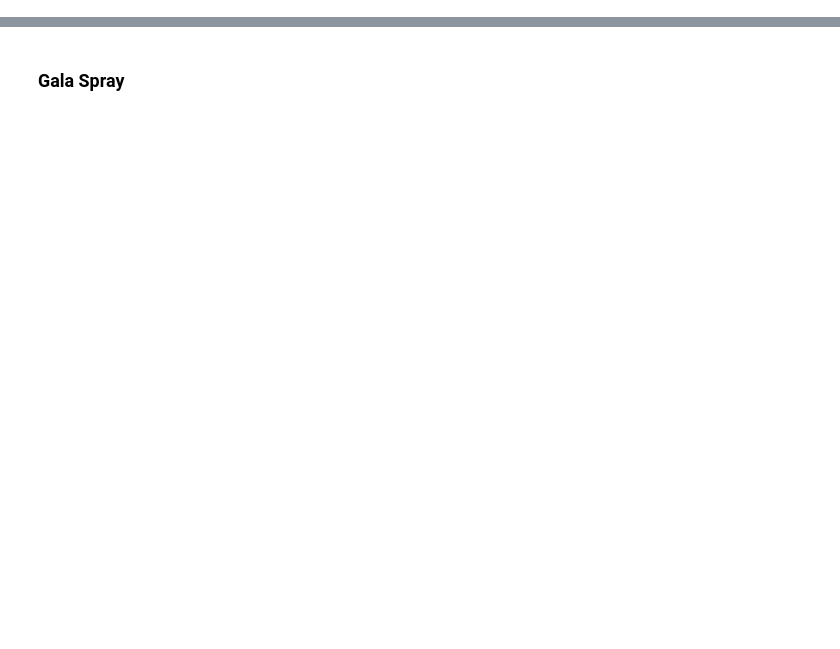
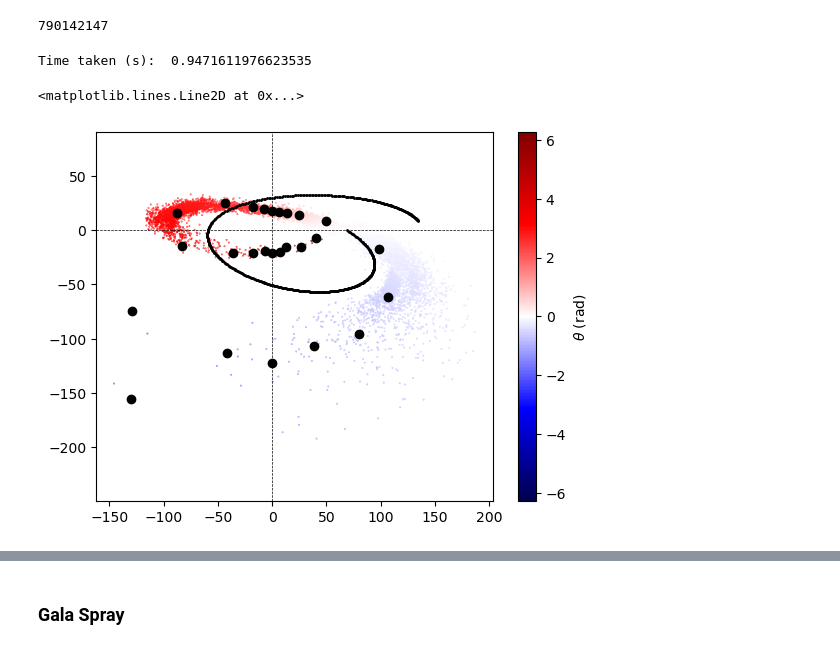
Before and after one commit to David-Chemaly/StreaMAX, a Jupyter notebook: spray_compare.ipynb, the cells around one changed output, grey strips where cells are left out. Cells and saved outputs as stored; diff of their text form; code cells hidden in the pictures; blank space fills up the shorter version.

```diff
--- a/spray_compare.ipynb
+++ b/spray_compare.ipynb
@@ -149,0 +33,38 @@ AttributeError: 'agama.Potential' object has no attribute 'eval'
+# %%
+seed
+# %% [output]
+790142147
+# %%
+seed = np.random.randint(0, 2**30)
+ndim = 14
+rng = np.random.default_rng(seed)
+p = rng.uniform(0, 1, size=ndim)
+logM, Rs, dirx, diry, dirz, logm, rs, x0, z0, vx0, vy0, vz0, time, alpha = prior_transform(p)
+alpha=1.0
+q = get_q(dirx, diry, dirz)
+y0 = 0.0
+params = (logM, Rs, q, dirx, diry, dirz, logm, rs, x0, y0, z0, vx0, vy0, vz0, time, alpha)
+
+# xv_stream_gala = model_stream(np.array(params, dtype=np.float64)[:-1], dt=-40)
+
+start = tt.time()
+theta_stream, xv_stream_spray, theta_prog, xv_prog_spray = generate_stream_spray(params,  111)
+end = tt.time()
+print("Time taken (s): ", end-start)
+
+r_stream = np.sqrt(xv_stream_spray[:, 0]**2 + xv_stream_spray[:, 1]**2)
+count, theta_bin, r_bin, w_bin = get_track(theta_stream, xv_stream_spray[:, 0], xv_stream_spray[:, 1])
+x_bin, y_bin = r_bin * np.cos(theta_bin), r_bin * np.sin(theta_bin)
+
+# plt.scatter(xv_stream_gala[:,0], xv_stream_gala[:,1], s=10)
+plt.scatter(xv_stream_spray[:, 0], xv_stream_spray[:, 1], s=0.1, cmap='seismic', c=theta_stream, vmin=-2*np.pi, vmax=2*np.pi)
+plt.colorbar(label=r'$\theta$ (rad)')
+plt.scatter(xv_prog_spray[:, 0], xv_prog_spray[:, 1], s=1, color='k')
+plt.scatter(x_bin, y_bin, color='k')
+plt.axis('equal')
+plt.axvline(0, color='k', ls='--', lw=0.5)
+plt.axhline(0, color='k', ls='--', lw=0.5)
+# %% [output]
+Time taken (s):  0.9471611976623535
+<matplotlib.lines.Line2D at 0x...>
+[figure, added]
```
Also changed, not shown: parts of 29 cells of this notebook, 5 other files.
